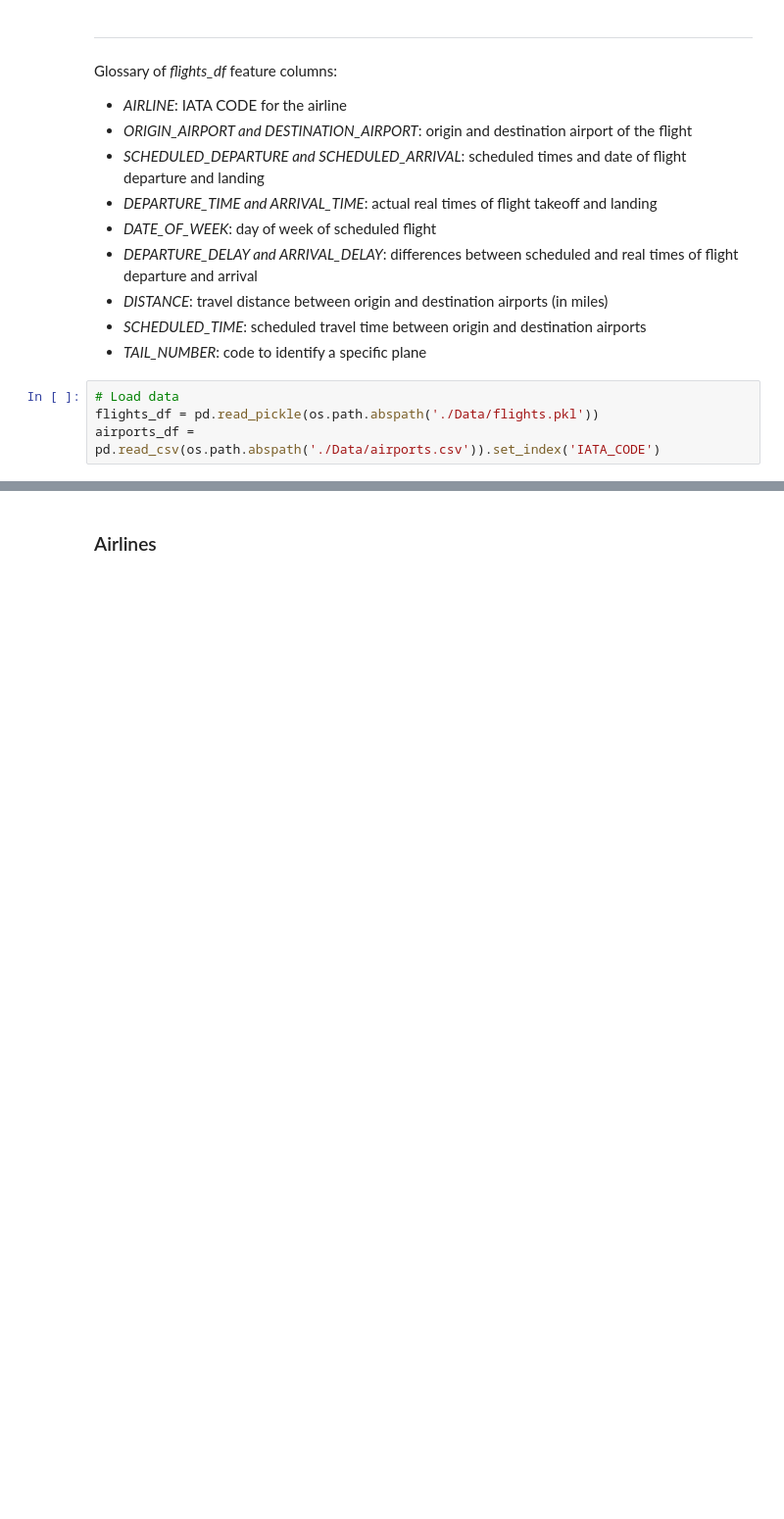
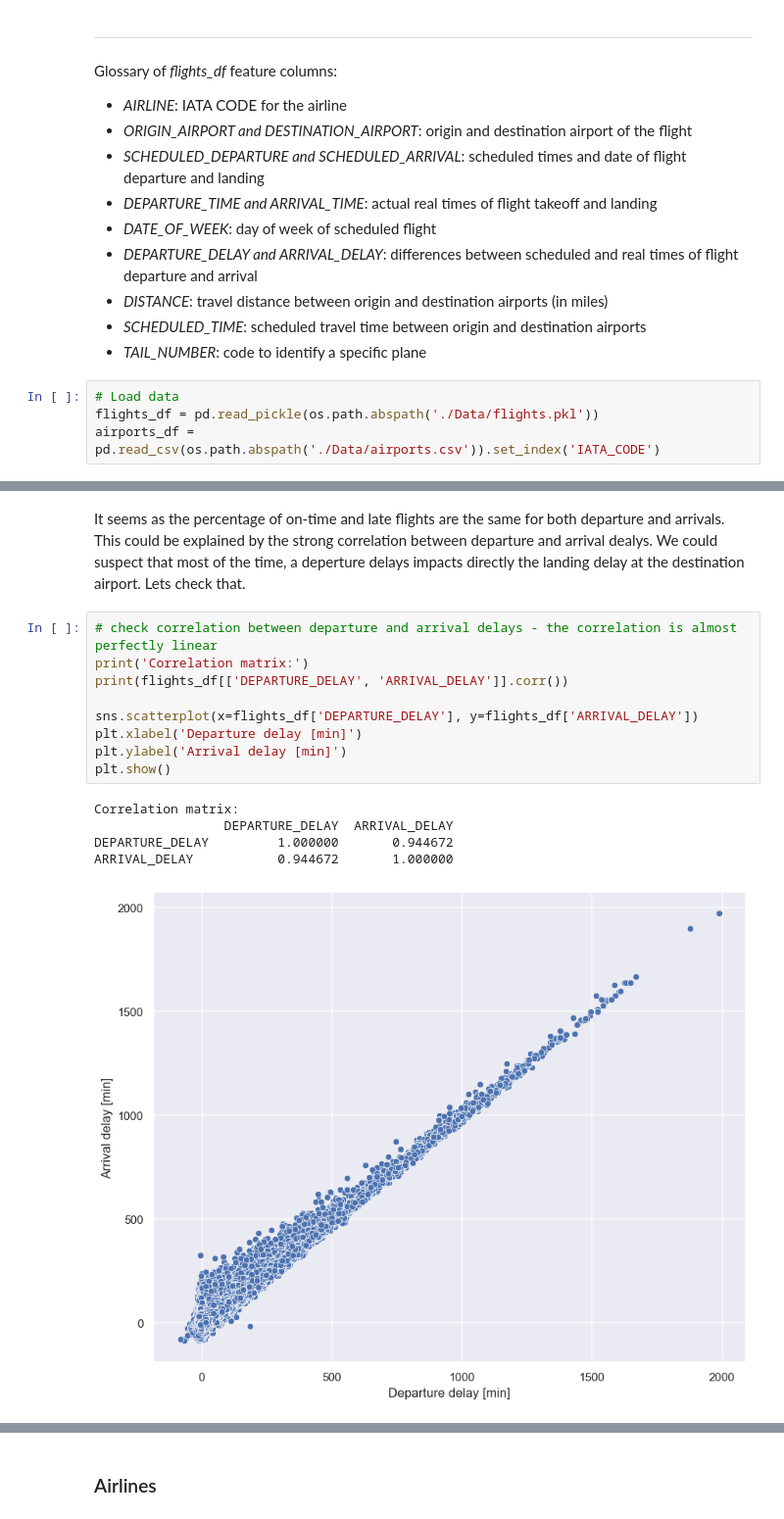
Before and after one commit to cezaryjanuszek/FlightDelays_prediction, a Jupyter notebook: Exploratory_Data_Analysis.ipynb, the cells around one changed output, grey strips where cells are left out. Shown at 98% size. Cells and saved outputs as stored; diff of their text form; blank space fills up the shorter version.

```diff
--- a/Exploratory_Data_Analysis.ipynb
+++ b/Exploratory_Data_Analysis.ipynb
@@ -75,0 +84,17 @@ airports_df
+# %% [markdown]
+It seems as the percentage of on-time and late flights are the same for both departure and arrivals. This could be explained by the strong correlation between departure and arrival dealys. We could suspect that most of the time, a deperture delays impacts directly the landing delay at the destination airport. Lets check that.
+# %%
+# check correlation between departure and arrival delays - the correlation is almost perfectly linear
+print('Correlation matrix:')
+print(flights_df[['DEPARTURE_DELAY', 'ARRIVAL_DELAY']].corr())
+
+sns.scatterplot(x=flights_df['DEPARTURE_DELAY'], y=flights_df['ARRIVAL_DELAY'])
+plt.xlabel('Departure delay [min]')
+plt.ylabel('Arrival delay [min]')
+plt.show()
+# %% [output]
+Correlation matrix:
+                 DEPARTURE_DELAY  ARRIVAL_DELAY
+DEPARTURE_DELAY         1.000000       0.944672
+ARRIVAL_DELAY           0.944672       1.000000
+[figure, added]
```
Also changed, not shown: parts of 5 cells of this notebook, 6 other files.
